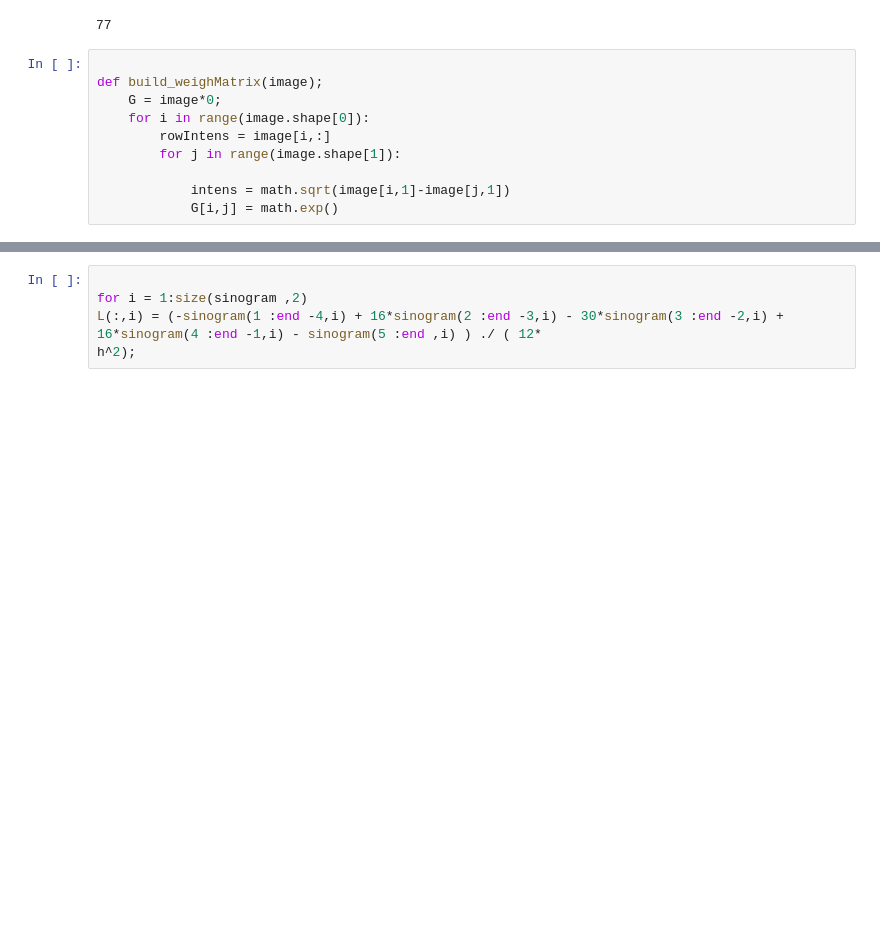
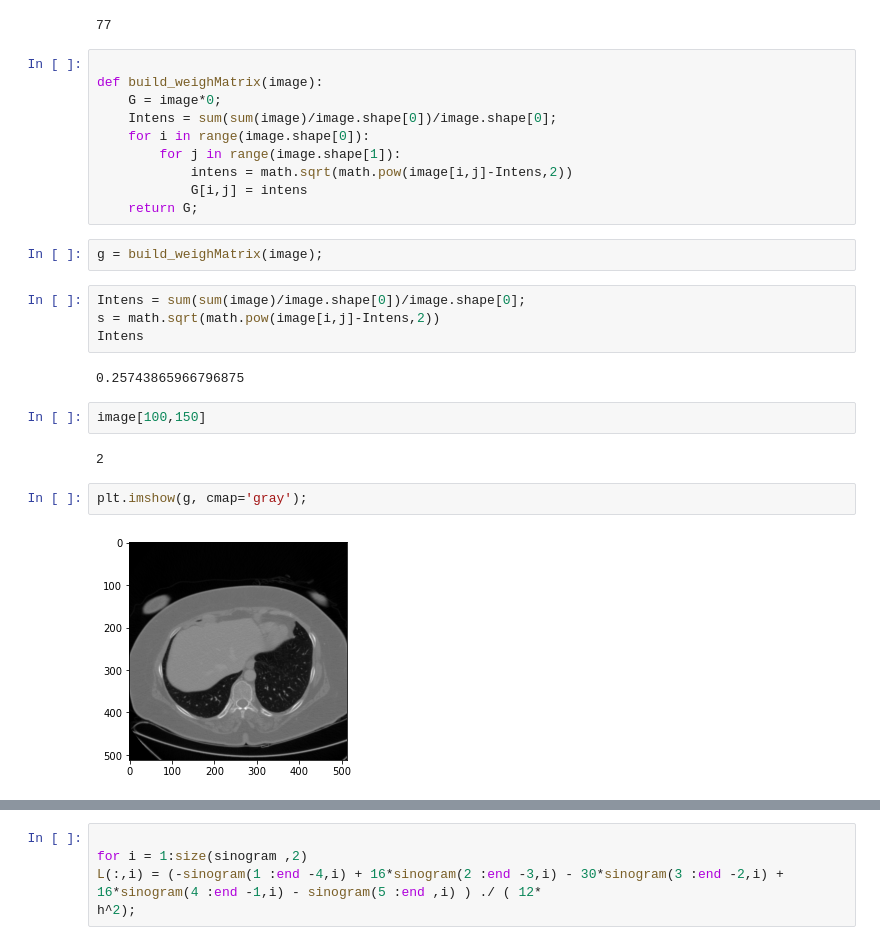
Before and after one commit to Ahmadsad/ID2211-Project, a Jupyter notebook: test.ipynb, the cells around one changed output, grey strips where cells are left out. Cells and saved outputs as stored; diff of their text form; blank space fills up the shorter version.

```diff
--- a/test.ipynb
+++ b/test.ipynb
@@ -50,11 +49,27 @@ np.dot(image[:,0],image[0,:])
 77
 # %%
 
-def build_weighMatrix(image);
+def build_weighMatrix(image):
     G = image*0;
+    Intens = sum(sum(image)/image.shape[0])/image.shape[0];
     for i in range(image.shape[0]):
-        rowIntens = image[i,:]
         for j in range(image.shape[1]):
-
-            intens = math.sqrt(image[i,1]-image[j,1])
-            G[i,j] = math.exp()
+            intens = math.sqrt(math.pow(image[i,j]-Intens,2))
+            G[i,j] = intens
+    return G;
+# %%
+g = build_weighMatrix(image);
+# %%
+Intens = sum(sum(image)/image.shape[0])/image.shape[0];
+s = math.sqrt(math.pow(image[i,j]-Intens,2))
+Intens
+# %% [output]
+0.25743865966796875
+# %%
+image[100,150]
+# %% [output]
+2
+# %%
+plt.imshow(g, cmap='gray');
+# %% [output]
+[figure, added]
```
Also changed, not shown: parts of 1 cell of this notebook.
